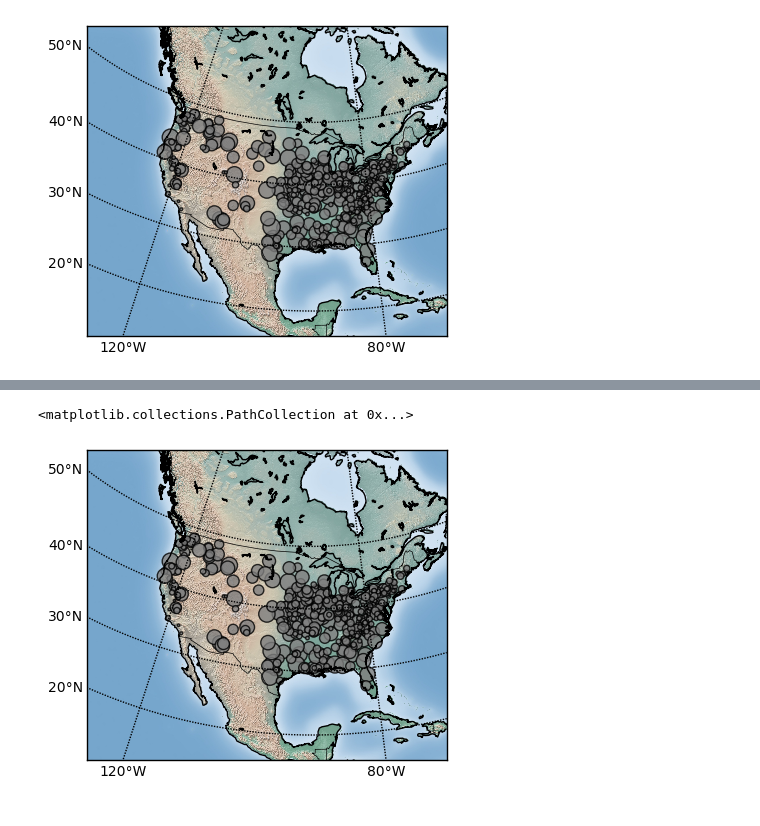
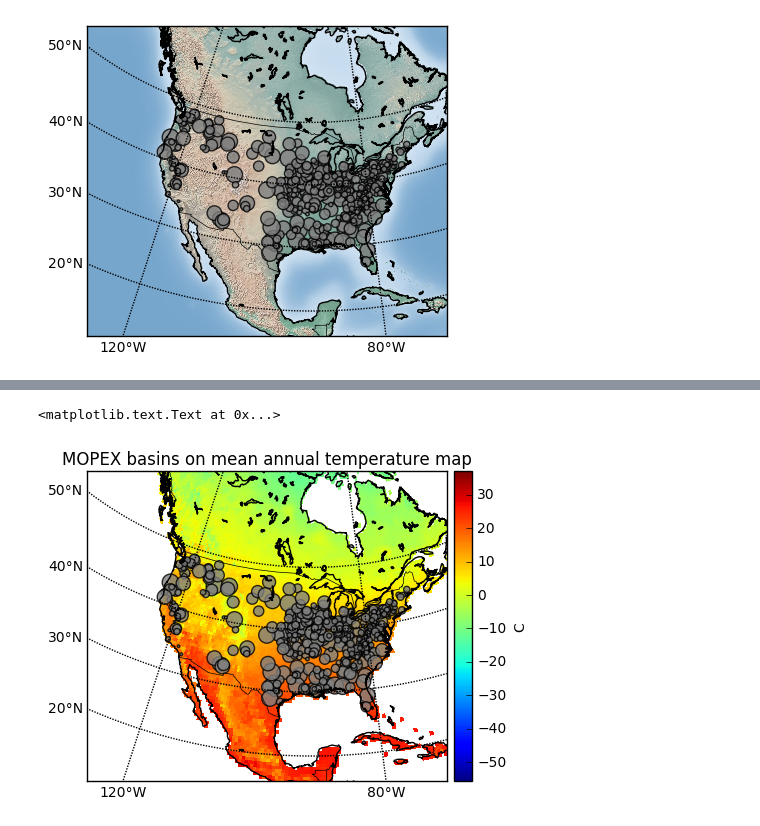
Before and after one commit to hydrogo/DA_and_ML_in_hydrology, a Jupyter notebook: Week4/04_maps.ipynb, the cells around one changed output, grey strips where cells are left out. Cells and saved outputs as stored; diff of their text form; code cells hidden in the pictures.

```diff
--- a/Week4/04_maps.ipynb
+++ b/Week4/04_maps.ipynb
@@ -126,8 +111,8 @@ air.mon.ltm.v401.nc 100%[===================>]  17,80M   196KB/s    in 1m 40s
 # %%
 from scipy.io import netcdf
 
-nc = netcdf.netcdf_file('air.mon.ltm.v401.nc')
+nc = netcdf.netcdf_file('air.mon.ltm.v401.nc', maskandscale=True)
+
+air = nc.variables['air'][:]
+lat = nc.variables['lat'][:]
+lon = nc.variables['lon'][:]
-# %%
-air = nc.variables['air']
-lat = nc.variables['lat'][:]
-lon = nc.variables['lon'][:]
@@ -137,0 +119,5 @@ array([-70.67333221,  39.45666504], dtype=float32)
+# %%
+air_mt = air.mean(axis=0)
+
+plt.imshow(air_mt)
+plt.colorbar()
@@ -138,27 +127,32 @@ array([-70.67333221,  39.45666504], dtype=float32)
 # %%
 m = Basemap(projection='lcc',
             lat_0 = np.mean(basin_list['lat'].values),
             lon_0 = np.mean(basin_list['long'].values),
             llcrnrlon=-125.0, llcrnrlat=10.0,
             urcrnrlon=-50.0, urcrnrlat=60.0,
             resolution='l')
 
 x, y = m(basin_list['long'].values, basin_list['lat'].values)
 
-x2, y2 = m(np.meshgrid(lon,lat))
+lon2, lat2 = np.meshgrid(lon,lat)
+x2, y2 = m(lon2, lat2)
 
 m.drawcoastlines()
 m.drawcountries()
 m.drawparallels(np.arange(20, 60, 10), labels=[1, 0, 0, 1])
 m.drawmeridians(np.arange(-120, 20, 40), labels=[1, 0, 0, 1])
 
-m.contour(x2, y2, )
+tm = m.pcolor(x2, y2, air_mt)
+
+cbar = m.colorbar(tm, location='right')
+cbar.set_label('C')
 
 m.scatter(x,y,
           s=basin_list['area']/basin_list['area'].min(),
           c='gray',
           alpha=0.8
          )
+plt.title('MOPEX basins on mean annual temperature map')
 # %% [output]
-<matplotlib.collections.PathCollection at 0x...>
+<matplotlib.text.Text at 0x...>
-[figure, old version]
+[figure, new version]
```
Also changed, not shown: parts of 4 cells of this notebook, 1 other file.
